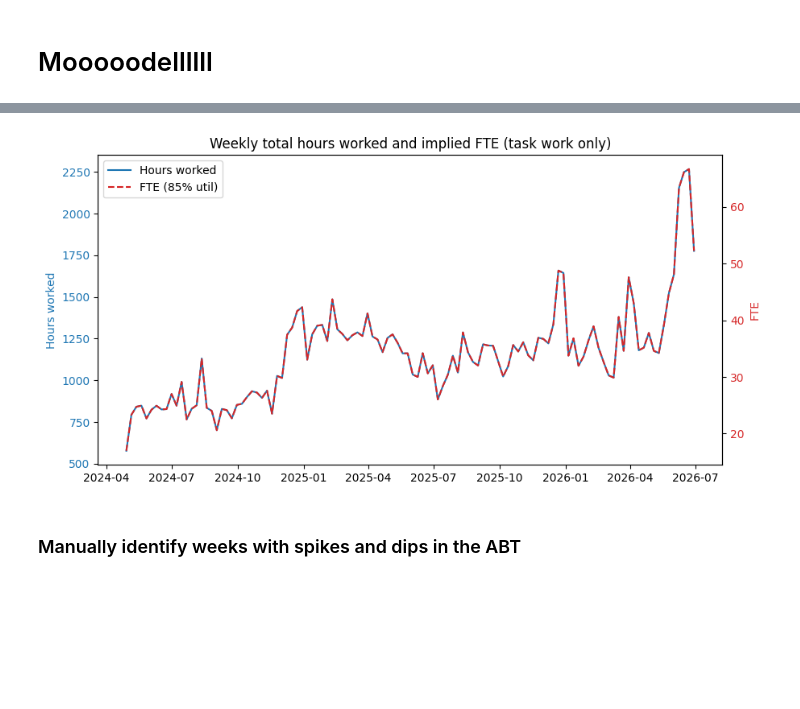
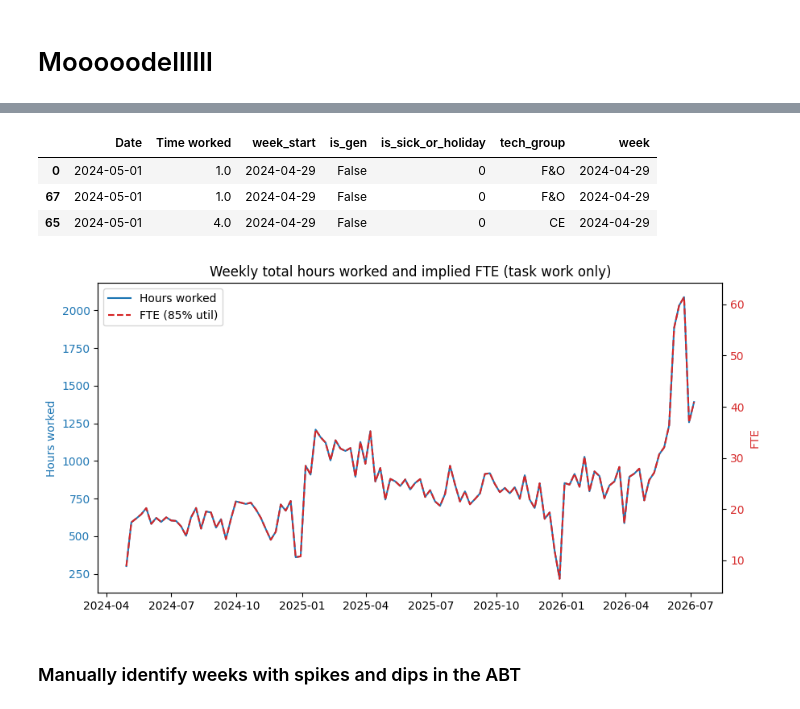
Before and after one commit to kianavillaera/capacityiq, a Jupyter notebook: model_demand.ipynb, the cells around one changed output, grey strips where cells are left out. Saved outputs shown, nothing was run; the diff lists cells and outputs as text; code cells hidden in the pictures; blank space fills up the shorter version.

```diff
--- a/model_demand.ipynb
+++ b/model_demand.ipynb
@@ -60,6 +69,6 @@ def read_sheets(filename):
     df = pd.concat(sheets.values(), ignore_index=True)
     return df.shape, df
 
-df_time_shape, df_time = read_sheets("time_card_daily_latest.xlsx")
+df_time_shape, df_time = read_sheets(f"{data_dir}/timecard_data.xlsx")
 print(f"Time shape: {df_time_shape}")
 # %% [output]
@@ -86,12 +110,11 @@ New rows added: 4143
 # %%
 df_time["Date"] = pd.to_datetime(df_time["Date"])
-task_types = ["INC", "CHG", "SCT"]
+df_time = df_time[~df_time["Rate type"].str.contains("On-Call", na=False)]
+df_time = df_time[
+    (df_time["Category"] == "Task work") &
+    (~df_time["Task"].str[:3].eq("GEN"))
+]
 
 df_time["is_sick_or_holiday"] = df_time["Category"].isin(["Sick/Holiday"]).astype(int)
-
-df_time = df_time[
-    df_time["Task"].str.startswith(tuple(task_types), na=False)
-    | df_time["Category"].isin(["Sick/Holiday"])
-]
 # %% [markdown]
 ## Feature Engineering - Demand
@@ -172,32 +192,50 @@ global_start = abt_encoded["week"].min()
+# %%
+abt_encoded.head(3)
+# %% [output]
+|  | Date | Time worked | week_start | is_gen | is_sick_or_holiday | tech_group | week |
+| 0 | 2024-05-01 | 1.0 | 2024-04-29 | False | 0 | F&O | 2024-04-29 |
+| 67 | 2024-05-01 | 1.0 | 2024-04-29 | False | 0 | F&O | 2024-04-29 |
+| 65 | 2024-05-01 | 4.0 | 2024-04-29 | False | 0 | CE | 2024-04-29 |
 # %%
 weekly_sum = abt_encoded.groupby("week")["Time worked"].sum()
 
 # Compute FTE per week at 85% utilization (40h full-time)
 hours_per_fte_per_week = 40 * 0.85
 weekly_fte = weekly_sum / hours_per_fte_per_week
 
 fig, ax1 = plt.subplots(figsize=(10, 5))
 
 # Plot hours on left axis
 ax1.plot(weekly_sum.index, weekly_sum.values, label="Hours worked", color="tab:blue")
 ax1.set_title("Weekly total hours worked and implied FTE (task work only)")
 ax1.set_ylabel("Hours worked", color="tab:blue")
 ax1.tick_params(axis="y", labelcolor="tab:blue")
 
 # Plot FTE on right axis
 ax2 = ax1.twinx()
 ax2.plot(weekly_fte.index, weekly_fte.values, label="FTE (85% util)", color="tab:red", linestyle="--")
 ax2.set_ylabel("FTE", color="tab:red")
 ax2.tick_params(axis="y", labelcolor="tab:red")
 
 # Combine legends
 lines1, labels1 = ax1.get_legend_handles_labels()
 lines2, labels2 = ax2.get_legend_handles_labels()
 ax1.legend(lines1 + lines2, labels1 + labels2, loc="upper left")
 
 plt.show()
+
+weekly_metrics = pd.DataFrame({
+    "week": weekly_sum.index,
+    "hours_worked": weekly_sum.values,
+    "required_fte": weekly_fte.values
+})
+
+weekly_metrics.to_csv(
+    f"data/historical/{today}/weekly_hours_and_fte_no_gen_{today}.csv",
+    index=False
+)
 # %% [output]
-[figure, old version]
+[figure, new version]
 # %%
 def aggregate_df(
     df,
```
Also changed, not shown: parts of 21 cells of this notebook, 2 other files.
